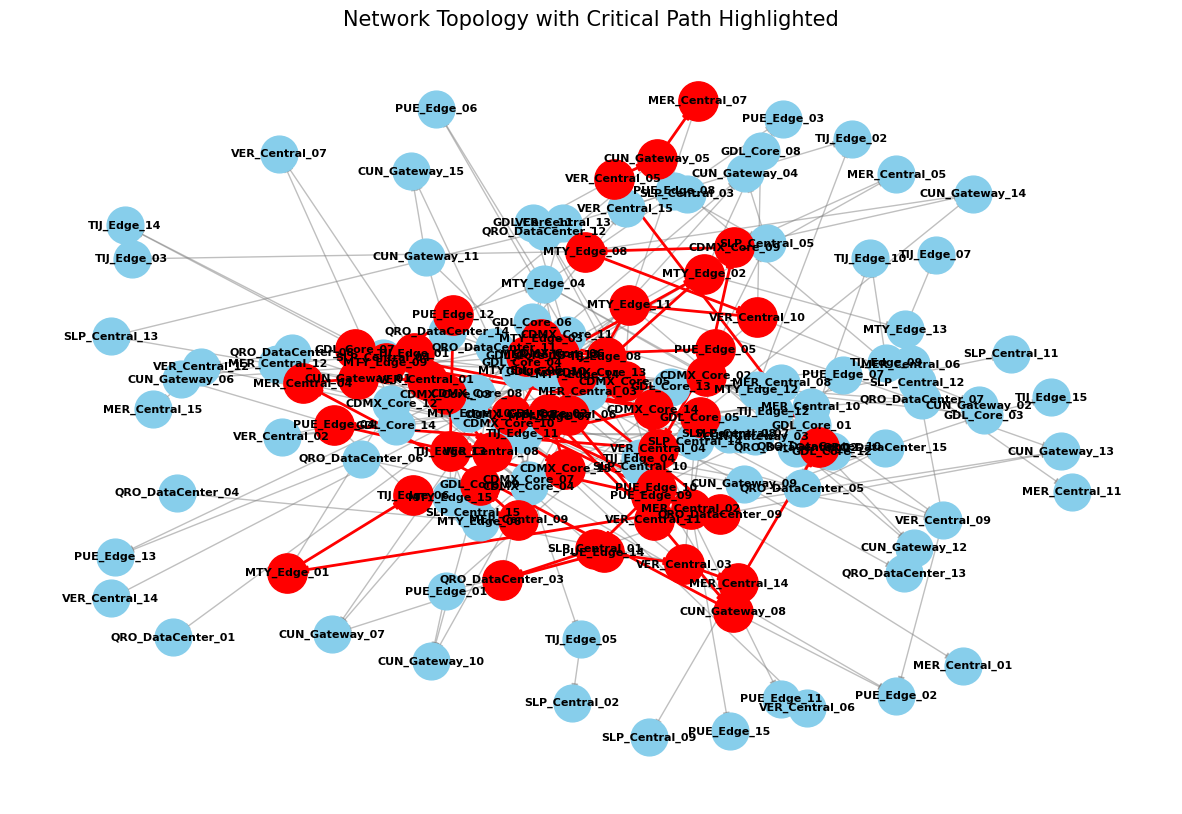
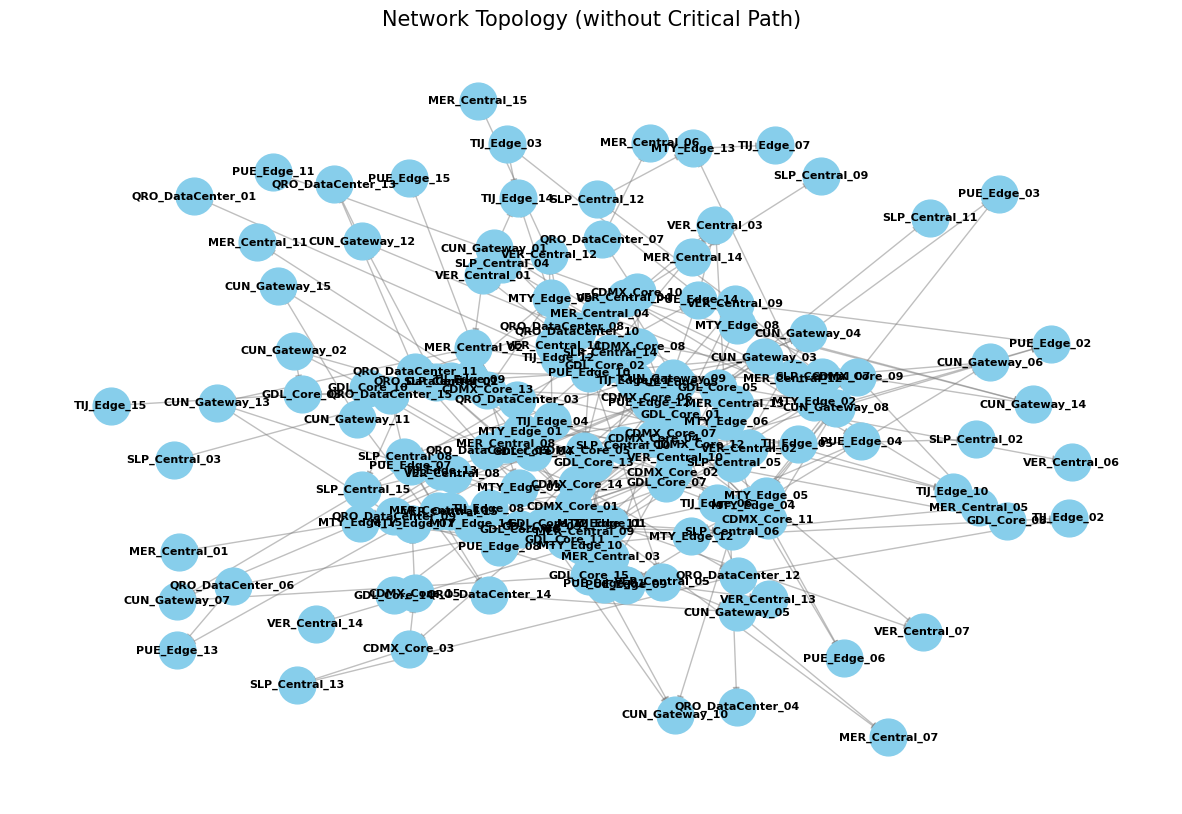
Code edit (unified diff) that turned the first committed figure into the second:
--- before
+++ after
@@ -10,14 +10,8 @@
 nx.draw_networkx_edges(G, pos, edge_color='gray', alpha=0.5)
 
-# Highlight the critical path
-if max_latency_path:
-    path_edges = list(zip(max_latency_path, max_latency_path[1:]))
-    nx.draw_networkx_edges(G, pos, edgelist=path_edges, edge_color='red', width=2)
-    nx.draw_networkx_nodes(G, pos, nodelist=max_latency_path, node_color='red', node_size=800)
-
 # Draw labels for nodes
 nx.draw_networkx_labels(G, pos, font_size=8, font_weight='bold')
 
-plt.title("Network Topology with Critical Path Highlighted", size=15)
+plt.title("Network Topology (without Critical Path)", size=15)
 plt.axis('off') # Hide axes
 plt.show()

Commit: Creado con Colab